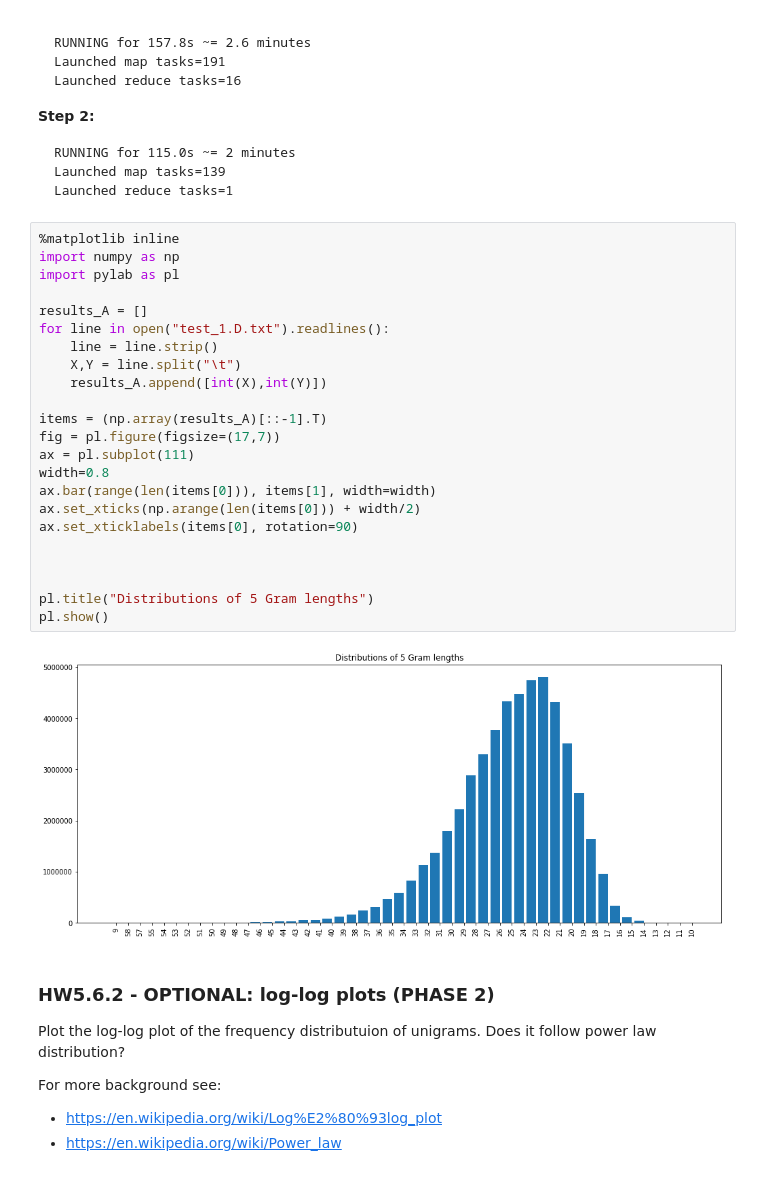
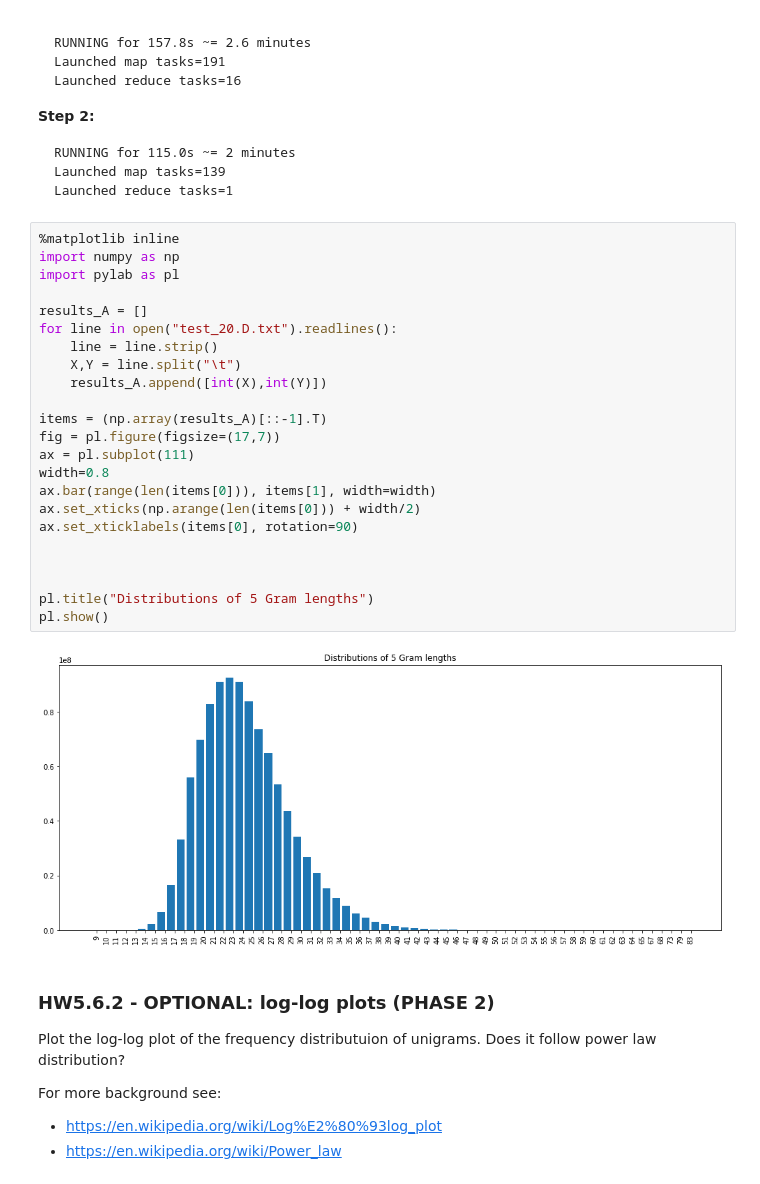
Before and after one commit to daghan/W261_HW5, a Jupyter notebook: MIDS-W261-HW-05-PHASE2-Daghan.ipynb, the cells around one changed output. Cells and saved outputs as stored; diff of their text form.

```diff
--- a/MIDS-W261-HW-05-PHASE2-Daghan.ipynb
+++ b/MIDS-W261-HW-05-PHASE2-Daghan.ipynb
@@ -1127,28 +1243,28 @@ __Step 2:__
 # %%
 %matplotlib inline
 import numpy as np
 import pylab as pl
 
 results_A = []
-for line in open("test_1.D.txt").readlines():
+for line in open("test_20.D.txt").readlines():
     line = line.strip()
     X,Y = line.split("\t")
     results_A.append([int(X),int(Y)])
 
 items = (np.array(results_A)[::-1].T)
 fig = pl.figure(figsize=(17,7))
 ax = pl.subplot(111)
 width=0.8
 ax.bar(range(len(items[0])), items[1], width=width)
 ax.set_xticks(np.arange(len(items[0])) + width/2)
 ax.set_xticklabels(items[0], rotation=90)
 
 
 
 pl.title("Distributions of 5 Gram lengths")
 pl.show()
 # %% [output]
-[figure, old version]
+[figure, new version]
 # %% [markdown]
 ### HW5.6.2 - OPTIONAL: log-log plots (PHASE 2)
 
```
Also changed, not shown: parts of 32 cells of this notebook.
